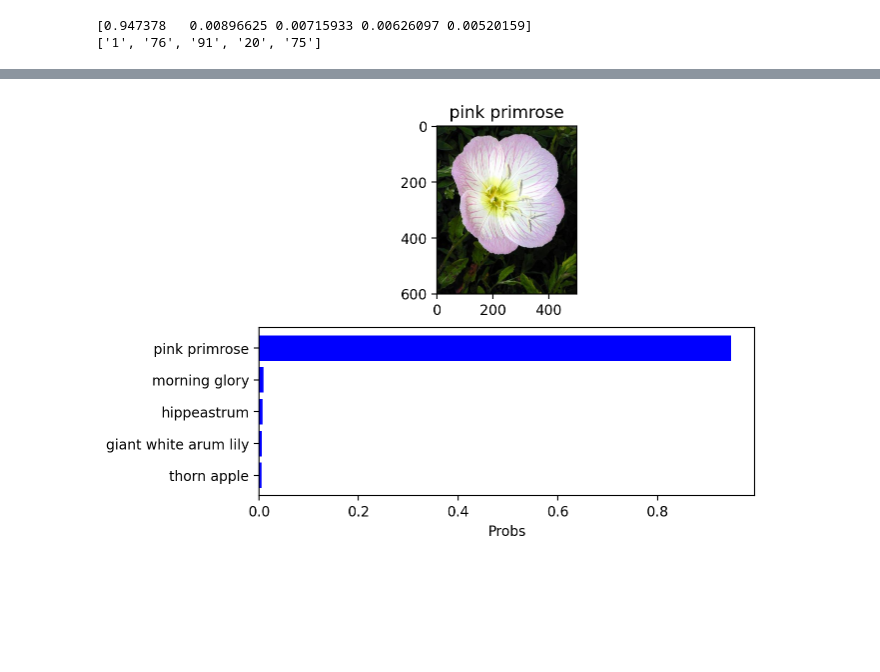
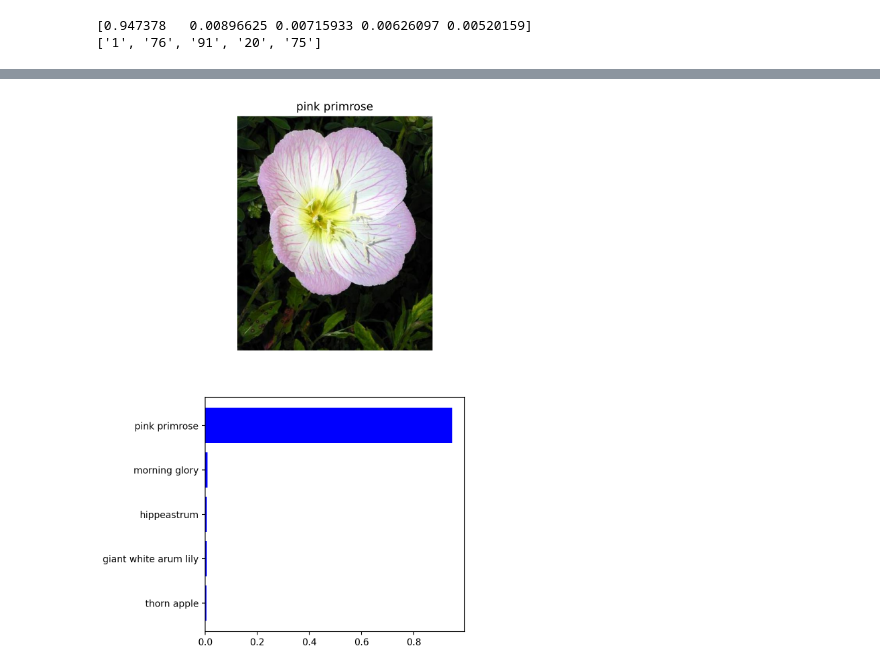
Before and after one commit to trieutritam/aipnd, a Jupyter notebook: Image Classifier Project.ipynb, the cells around one changed output, grey strips where cells are left out. Saved outputs shown, nothing was run; the diff lists cells and outputs as text; code cells hidden in the pictures; blank space fills up the shorter version.

```diff
--- a/Image Classifier Project.ipynb
+++ b/Image Classifier Project.ipynb
@@ -549,22 +549,22 @@ You can convert from the class integer encoding to actual flower names with the
 # %%
 # TODO: Display an image along with the top 5 classes
 img_file = "./flowers/test/1/image_06743.jpg"
 img = Image.open(img_file)
 
 f, axarr = plt.subplots(2,1)
-
+f.set_size_inches(5, 10)
 axarr[0].imshow(img)
 axarr[0].set_title(cat_to_name["1"])
+axarr[0].axis('off')
 
 probs, classes = predict(img_file, model)
 y_pos = np.arange(len(classes))
 
 class_label = [cat_to_name[f"{i}"] for i in classes]
 
 axarr[1].barh(y_pos, probs, align='center', color='blue')
 axarr[1].set_yticks(y_pos)
 axarr[1].set_yticklabels(class_label)
-axarr[1].invert_yaxis()  # labels read top-to-bottom
-_ = axarr[1].set_xlabel('Probs')
+axarr[1].invert_yaxis()
 # %% [output]
-[figure, old version]
+[figure, new version]
```
